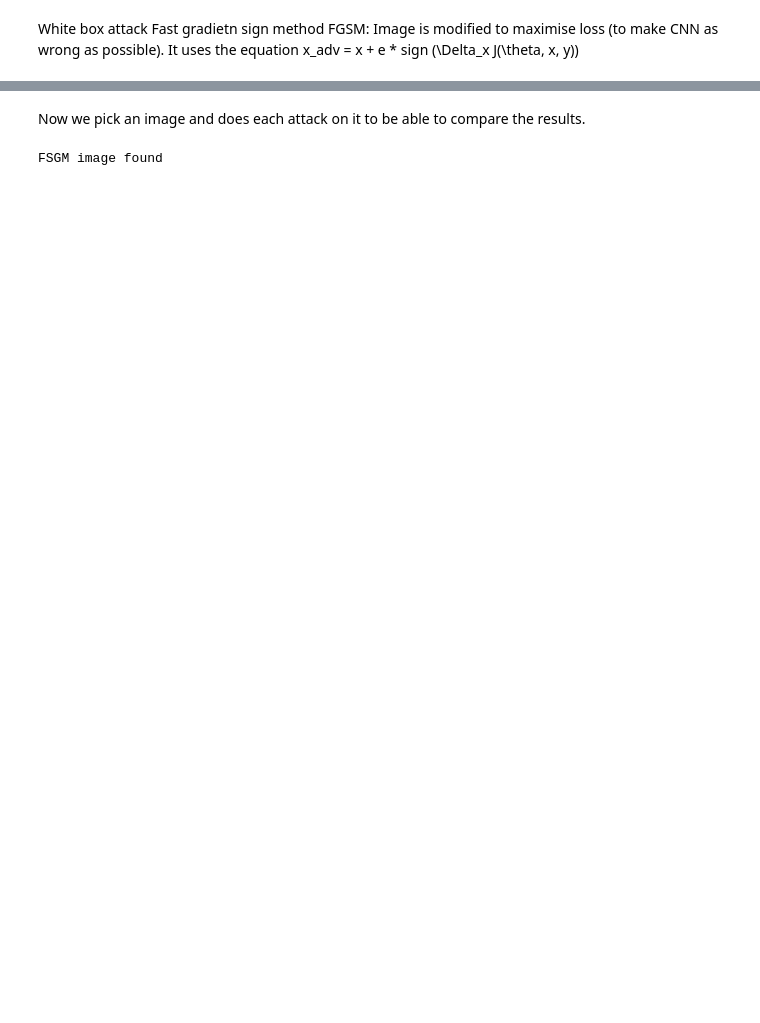
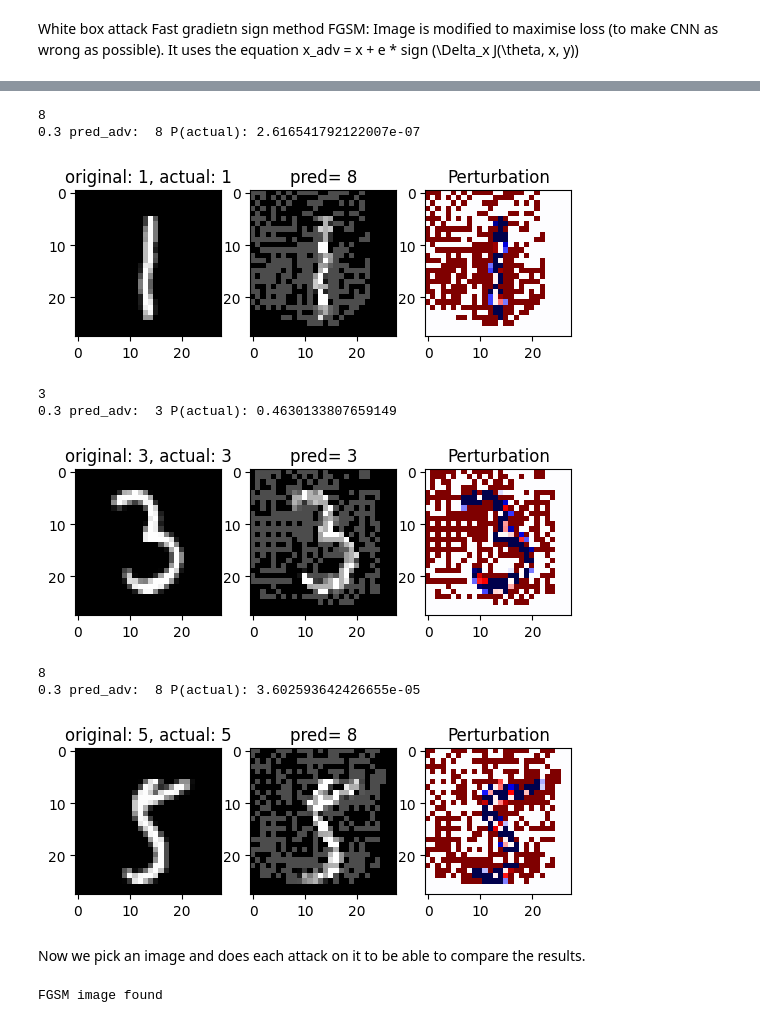
Before and after one commit to CleosCleopatra/Comp-AI, a Jupyter notebook: Assignment4.ipynb, the cells around one changed output, grey strips where cells are left out. Saved outputs shown, nothing was run; the diff lists cells and outputs as text; code cells hidden in the pictures; blank space fills up the shorter version.

```diff
--- a/Assignment4.ipynb
+++ b/Assignment4.ipynb
@@ -474,3 +397,53 @@ def greedy_random_search(model, image, true_label, max_step = 10000):
+# %%
+index_list_test = []
+#Find an image that is correctly identified
+for i in range(3):
+    pred = -1
+    actual = -2
+    while pred!= actual:
+        picked_index = random.randint(0, len(x_test_extra)-1)
+
+
+        image = x_test_extra[picked_index:picked_index+1]
+
+        pred, probs = predict_tens(model, image)
+
+        actual = y_test[picked_index]
+
+    index_list_test.append([picked_index, probs, pred, actual])
+for i in range(3):
+    picked_index, probs, pred, actual = index_list_test[i]
+    image = x_test_extra[picked_index:picked_index+1]
+    image = tf.convert_to_tensor(image, dtype=tf.float32)
+    eps = 0.3
+    x_adv, pred_adv, probs_adv = attack(actual, model, image, eps)
+    print(pred_adv)
+    print(eps, "pred_adv: ", pred_adv, "P(actual):", float(probs_adv[actual]))
+    #Plot for the chosen epsilon
+    plt.figure()
+
+    plt.subplot(1,3,1)
+    plt.imshow(image[0, ..., 0], cmap="gray")
+    plt.title(f"original: {pred}, actual: {actual}")
+
+    plt.subplot(1,3,2)
+    plt.imshow(x_adv[0, ..., 0], cmap="gray")
+    plt.title(f"pred= {pred_adv}")
+
+    plt.subplot(1,3,3)
+    plt.imshow((x_adv - image)[0, ..., 0], cmap = "seismic")
+    plt.title("Perturbation")
+    plt.show()
+# %% [output]
+8
+0.3 pred_adv:  8 P(actual): 2.616541792122007e-07
+[figure, added]
+3
+0.3 pred_adv:  3 P(actual): 0.4630133807659149
+[figure, added]
+8
+0.3 pred_adv:  8 P(actual): 3.602593642426655e-05
+[figure, added]
 # %% [markdown]
 Now we pick an image and does each attack on it to be able to compare the results.
 # %%
@@ -504,12 +477,12 @@ ci_image = x_test_extra[index:index+1]
 target = x_test_extra[target_indx:target_indx+1]
 target_label = y_test[target_indx]
 # %%
-#Modify the image using FSGM
-epsilon = 0.25
-FSGM_image, FGSM_predict, _ = attack(target_label, model, target, epsilon)
-print("FSGM image found")
+#Modify the image using FGSM
+epsilon = 0.3
+FGSM_image, FGSM_predict, _ = attack(target_label, model, target, epsilon)
+print("FGSM image found")
 # %% [output]
-FSGM image found
+FGSM image found
 # %%
 #Modify the image using the boundary attack
 boundary_image, prediction, _, _, _, _ = boundary_attack(ci_image, target_image, model, ci_predicted, number_of_pixels_edited)
```
Also changed, not shown: parts of 16 cells of this notebook.
